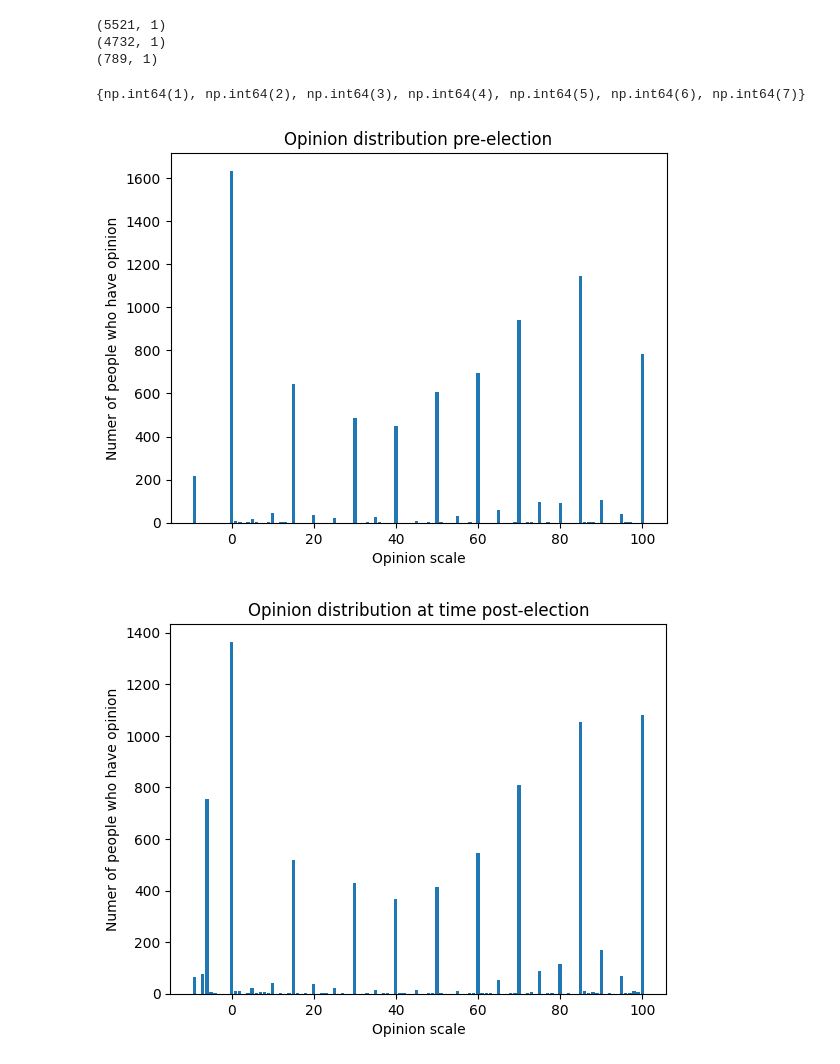
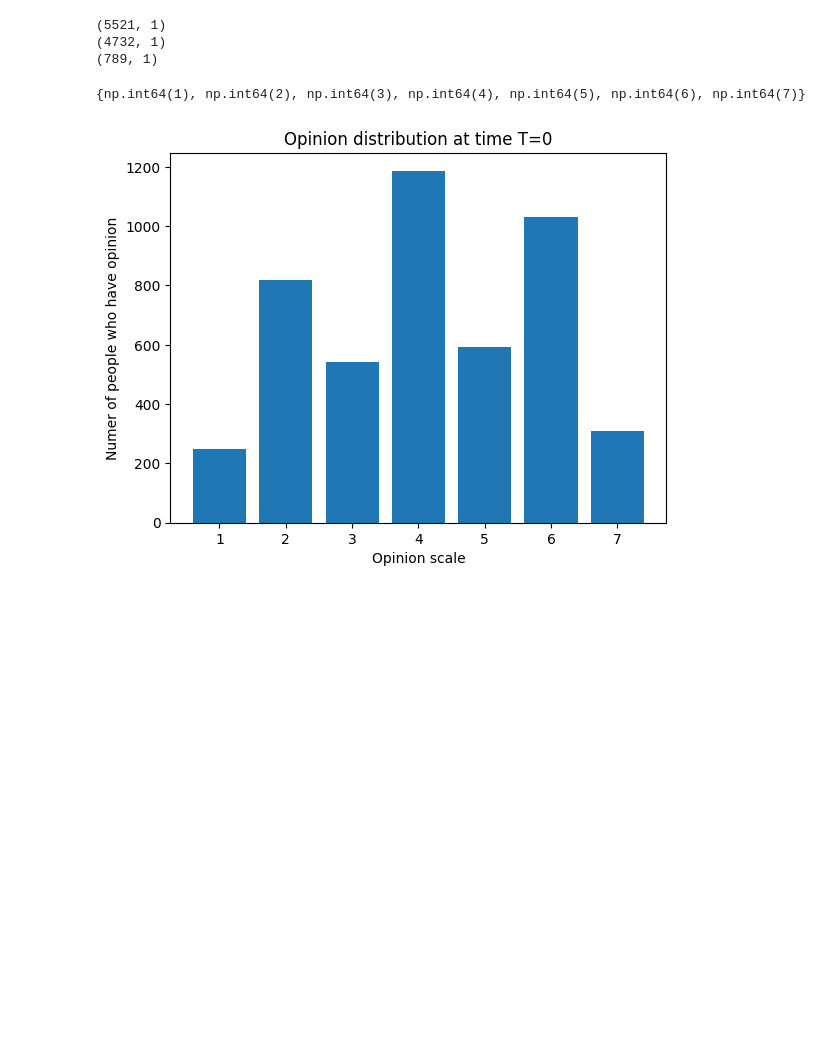
Before and after one commit to triptesh1212/industrial-maths-project-2, a Jupyter notebook: pollingdata.ipynb, the cells around one changed output. Drawn from its saved outputs; the diff is of its cells as text; code cells hidden in the pictures; blank space fills up the shorter version.

```diff
--- a/pollingdata.ipynb
+++ b/pollingdata.ipynb
@@ -18,19 +22,18 @@ print(removed.shape)
 (5521, 1)
 (4732, 1)
 (789, 1)
+# %%
+#convert to array
+arr = filtered['V241177'].to_numpy()
+
+print(set(arr))
+# %% [output]
+{np.int64(1), np.int64(2), np.int64(3), np.int64(4), np.int64(5), np.int64(6), np.int64(7)}
 # %%
-#convert to array
-arr = filtered['V241177'].to_numpy()
-
-print(set(arr))
+plt.hist(arr, bins=np.arange(arr.min() - 0.5, arr.max() + 1.5, 1), rwidth=0.8)
+plt.xlabel('Opinion scale')
+plt.ylabel('Numer of people who have opinion')
+plt.title(f"Opinion distribution at time T=0")
+plt.show()
 # %% [output]
-{np.int64(1), np.int64(2), np.int64(3), np.int64(4), np.int64(5), np.int64(6), np.int64(7)}
+[figure, added]
-# %%
-plt.hist(arr, bins=np.arange(arr.min() - 0.5, arr.max() + 1.5, 1), rwidth=0.8)
-plt.xlabel('Opinion scale')
-plt.ylabel('Numer of people who have opinion')
-plt.title(f"Opinion distribution at time post-election")
-plt.show()
-# %% [output]
-[figure, removed]
-[figure, removed]
```
Also changed, not shown: parts of 2 cells of this notebook.
